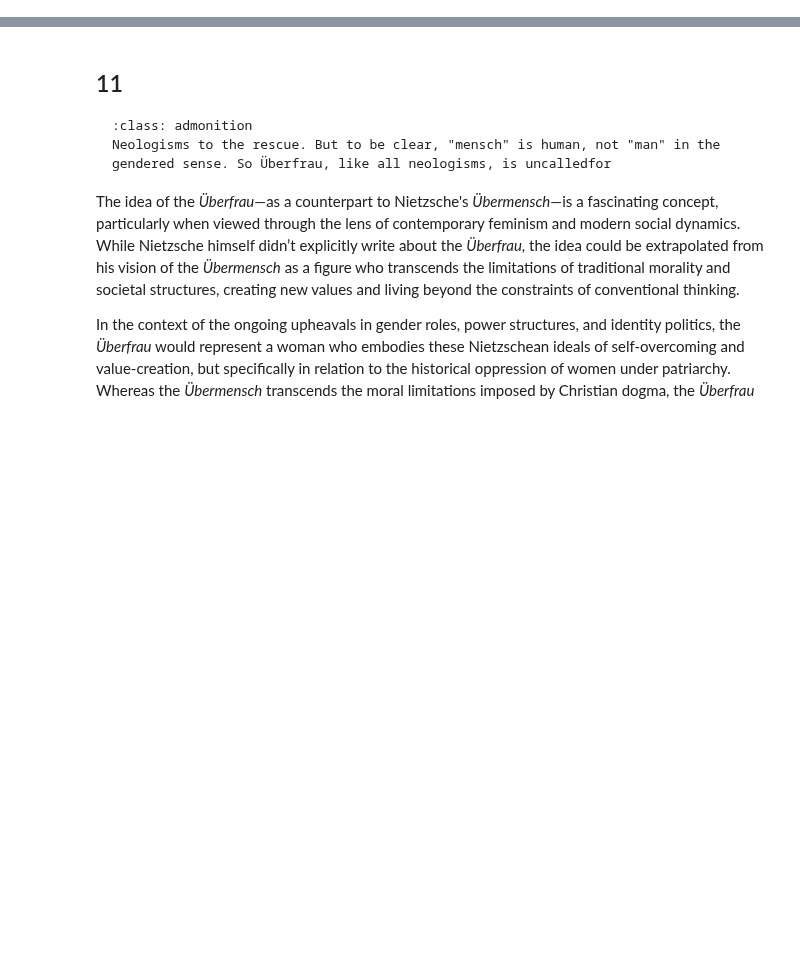
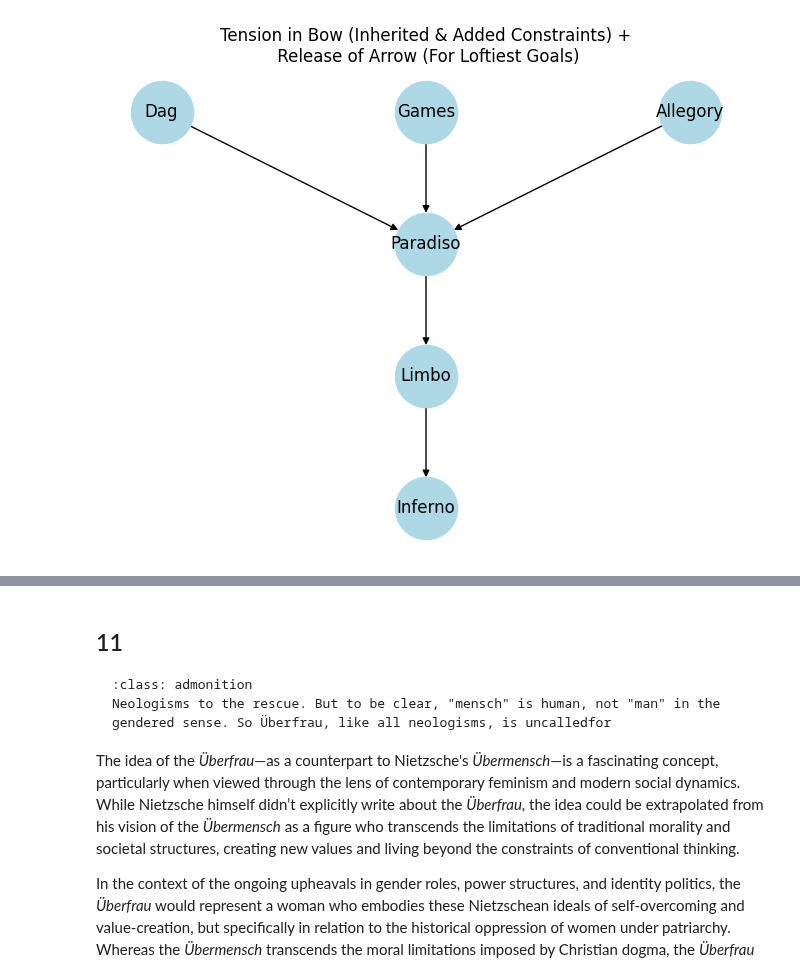
Before and after one commit to abikesa/philosophy, a Jupyter notebook: kitabo/ensi/_build/jupyter_execute/act2/chapter1.ipynb, the cells around one changed output, grey strips where cells are left out. Cells and saved outputs as stored; diff of their text form; code cells hidden in the pictures; blank space fills up the shorter version.

Commit message:
our DAG "organically" looped us back to its beginnings in cybernetics, neurology, and neural networks

```diff
--- a/kitabo/ensi/_build/jupyter_execute/act2/chapter1.ipynb
+++ b/kitabo/ensi/_build/jupyter_execute/act2/chapter1.ipynb
@@ -205,0 +4,29 @@ We seem to be facing a future where the failures of modern institutions to manag
+# %%
+import networkx as nx
+import matplotlib.pyplot as plt
+
+# Create a directed graph (DAG)
+G = nx.DiGraph()
+
+# Add nodes and edges based on the neuron structure
+G.add_edges_from([(1, 4), (2, 4), (3, 4), (4, 5), (5, 6)])
+
+# Define positions for each node
+pos = {1: (0, 2), 2: (1, 2), 3: (2, 2), 4: (1, 1), 5: (1, 0), 6: (1, -1)}
+
+# Labels to reflect parts of a neuron
+labels = {
+    1: 'Dag',
+    2: 'Games',
+    3: 'Allegory',
+    4: 'Paradiso',
+    5: 'Limbo',
+    6: 'Inferno'
+}
+
+# Draw the graph with neuron-like labels
+nx.draw(G, pos, with_labels=True, labels=labels, node_size=2000, node_color='lightblue', arrows=True)
+plt.title("Tension in Bow (Inherited & Added Constraints) +\n Release of Arrow (For Loftiest Goals)")
+plt.show()
+# %% [output]
+[figure, added]
```
Also changed, not shown: parts of 5 cells of this notebook, 49 other files.
